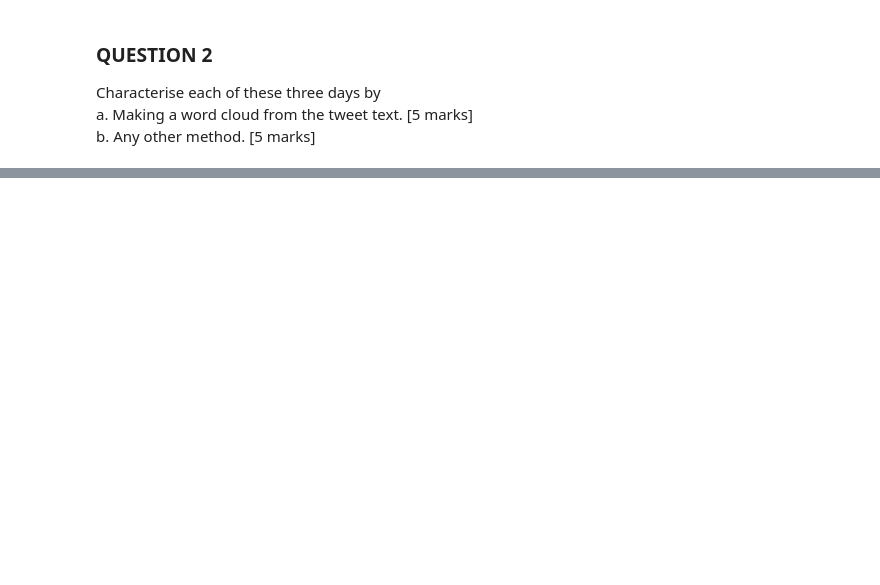
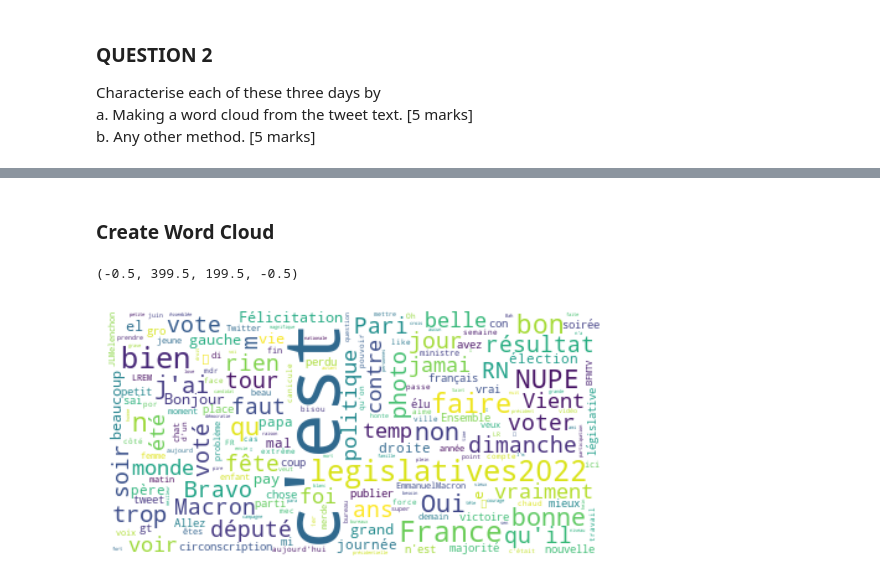
Before and after one commit to katoxiv/X-Notebooks, a Jupyter notebook: Twitter_Coursework/04_Events.ipynb, the cells around one changed output, grey strips where cells are left out. Cells and saved outputs as stored; diff of their text form; code cells hidden in the pictures; blank space fills up the shorter version.

Commit message:
word cloud building

```diff
--- a/Twitter_Coursework/04_Events.ipynb
+++ b/Twitter_Coursework/04_Events.ipynb
@@ -163,0 +189,6 @@ b. Any other method. [5 marks]
+# %%
+%%time
+
+twt_df = pd.DataFrame(list(zip(tweets , ts_convert , country , full_text)) , columns = ['tweet_id' , 'ts' , 'country' , 'text'])
+twt_df = twt_df[twt_df['tweet_id']!="None"].drop_duplicates()
+print(f'length of tweet -> {len(twt_df)}')
@@ -163,0 +224,29 @@ b. Any other method. [5 marks]
+# %% [markdown]
+### **Create Word Cloud**
+# %%
+from spacy.lang.fr.stop_words import STOP_WORDS as fr_stop
+from spacy.lang.en.stop_words import STOP_WORDS as en_stop
+from spacy.lang.de.stop_words import STOP_WORDS as gr_stop
+
+lang_stopwords_list = list(fr_stop) + list(en_stop) + list(gr_stop)
+final_stopwords_list = lang_stopwords_list + ['https','co','t','c','d','l','j','s',
+'good','thank','day','year','week','today','amp','time','great','like','people','love',
+'new','think','no','yes','going','need','work','right','know','look','got','m','thanks',
+"I'm",'morning','hope','want','ve','way',"don't",'best','years','come','don','photo',
+'Happy','thing','night','posted','better','X','Friday','let','lot','live','life','looking',
+'Oh','London','world','weekend','lovely']
+# %%
+text = ' '.join(fr_df['text'].tolist())
+
+word_cloud = WordCloud(stopwords = final_stopwords_list, collocations = False, background_color = 'white').generate(text)
+
+fig , ax = plt.subplots()
+
+ax.imshow(word_cloud, interpolation='bilinear')
+ax.axis("off")
+
+# Legislative elections in France were held on 12 and 19 June 2022 to elect the 577 members of the 16th National Assembly of the
+# Fifth French Republic.
+# %% [output]
+(-0.5, 399.5, 199.5, -0.5)
+[figure, added]
```
Also changed, not shown: parts of 13 cells of this notebook.
